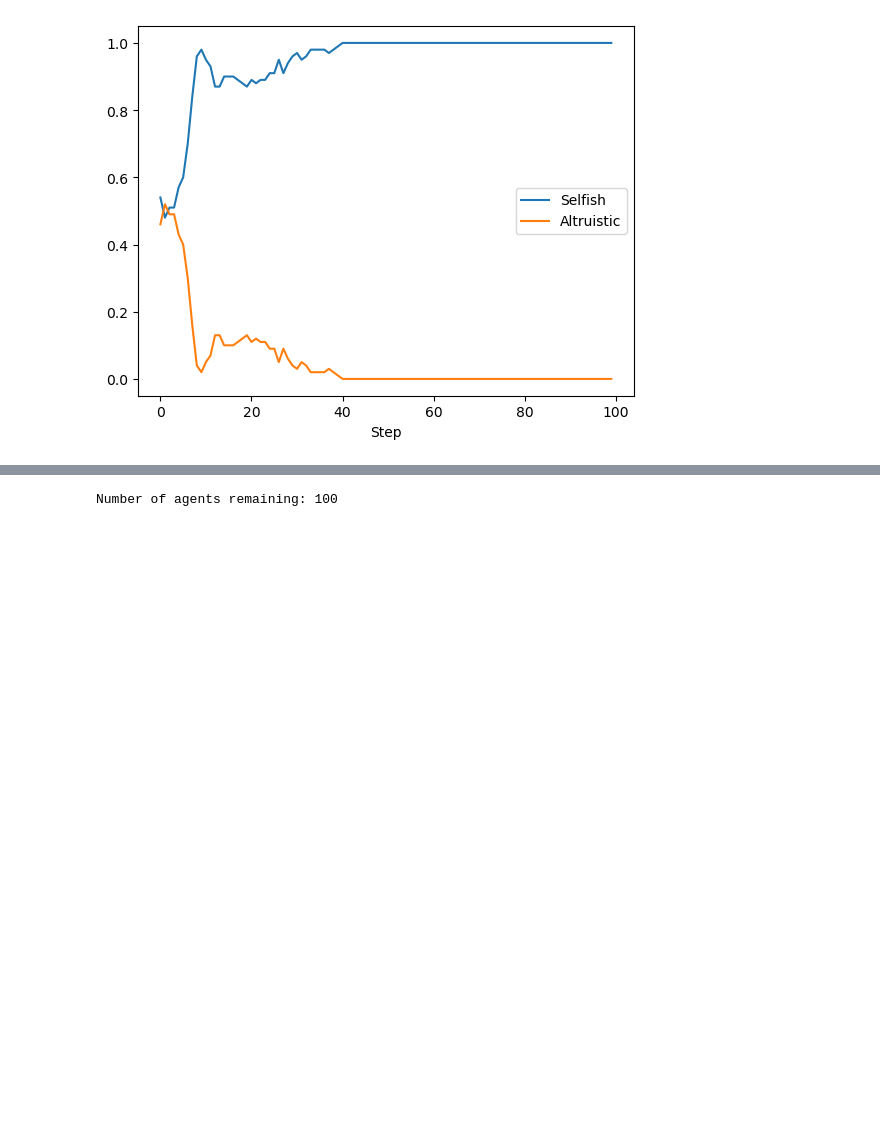
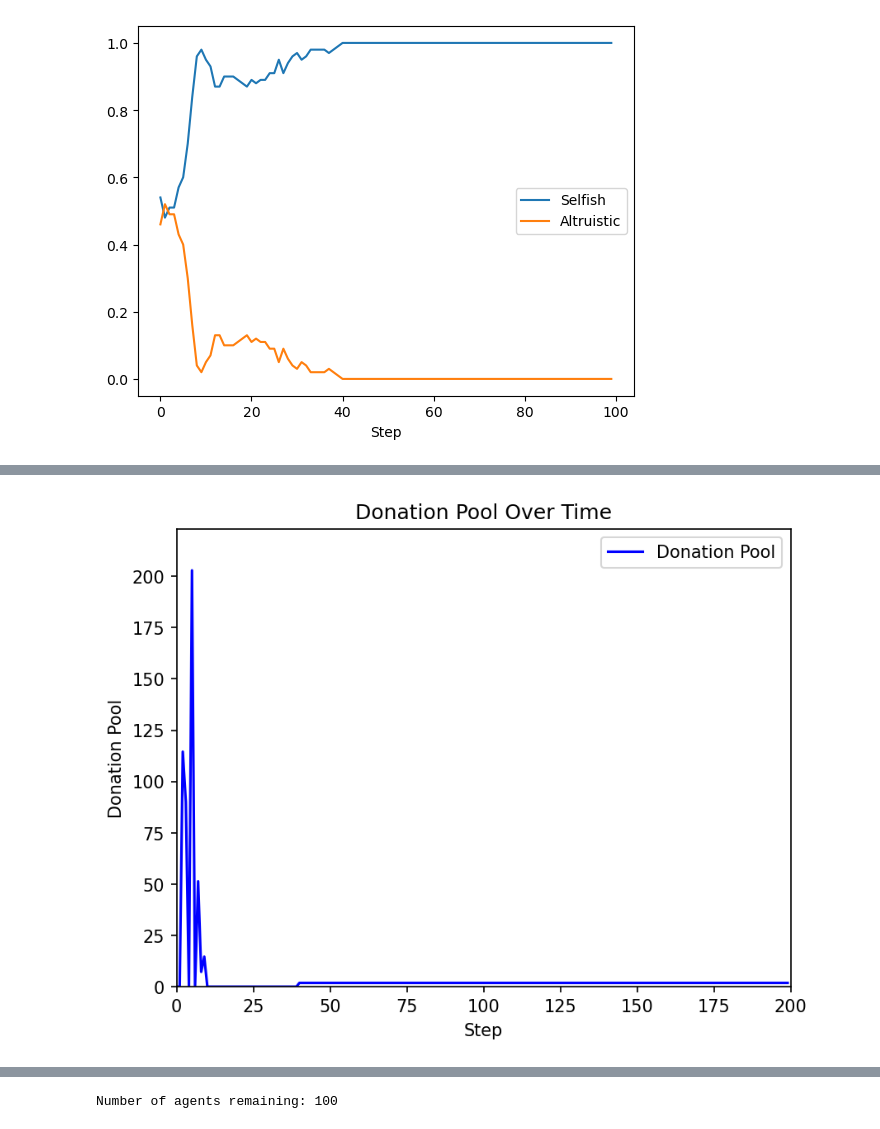
Before and after one commit to pollockDeVis/sfi_hw_normal_change, a Jupyter notebook: combined_model.ipynb, the cells around one changed output, grey strips where cells are left out. Drawn from its saved outputs; the diff is of its cells as text; code cells hidden in the pictures; blank space fills up the shorter version.

```diff
--- a/combined_model.ipynb
+++ b/combined_model.ipynb
@@ -326,3 +326,37 @@ plt.show()
+# %%
+import matplotlib.pyplot as plt
+import matplotlib.animation as animation
+import pandas as pd
+
+# Assuming model.datacollector.get_model_vars_dataframe() gives the required data
+# Replace this line with the actual data collection from your model
+donation_pool = model.datacollector.get_model_vars_dataframe()["donation_pool"]
+
+# Function to update plot
+def update_donation_pool_plot(i):
+    ax.clear()
+    ax.plot(donation_pool.index[:i+1], donation_pool[:i+1], label='Donation Pool', color='blue')
+    ax.set_xlim(0, len(donation_pool))
+    ax.set_ylim(0, donation_pool.max() * 1.1)  # Add some space above the max value for better visualization
+    ax.set_xlabel('Step')
+    ax.set_ylabel('Donation Pool')
+    ax.set_title('Donation Pool Over Time')
+    ax.legend(loc='upper right')
+
+# Create a figure and axis for the plot
+fig, ax = plt.subplots(dpi=150)
+
+# Create the animation
+fps = 10  # Frames per second
+ani = animation.FuncAnimation(fig, update_donation_pool_plot, frames=len(donation_pool), interval=1000/fps)
+
+# Save the animation as a gif
+ani.save('donation_pool_time_series.gif', writer='pillow', fps=fps)
+
+# Display the final plot
+plt.show()
+# %% [output]
+[figure, added]
 # %%
 # Function to plot wealth distribution
 def plot_wealth_distribution(model):
```
Also changed, not shown: parts of 4 cells of this notebook, 2 other files.
